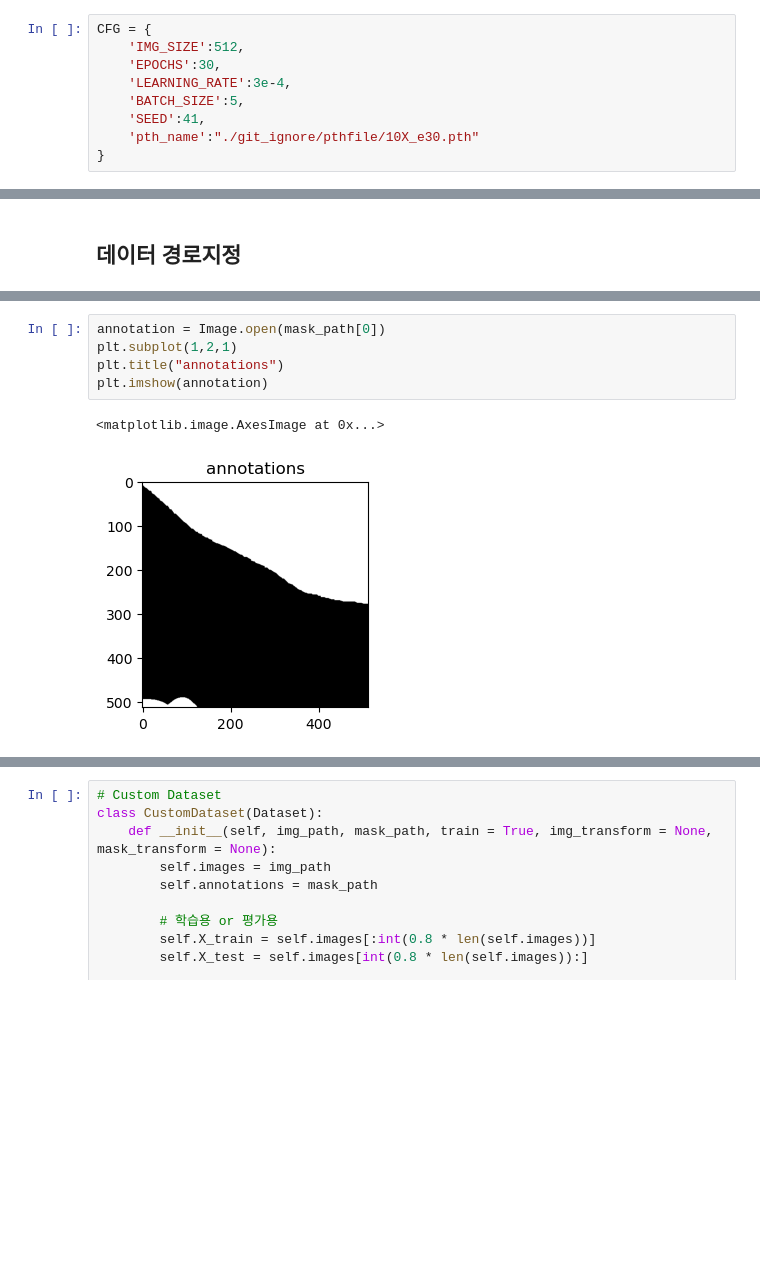
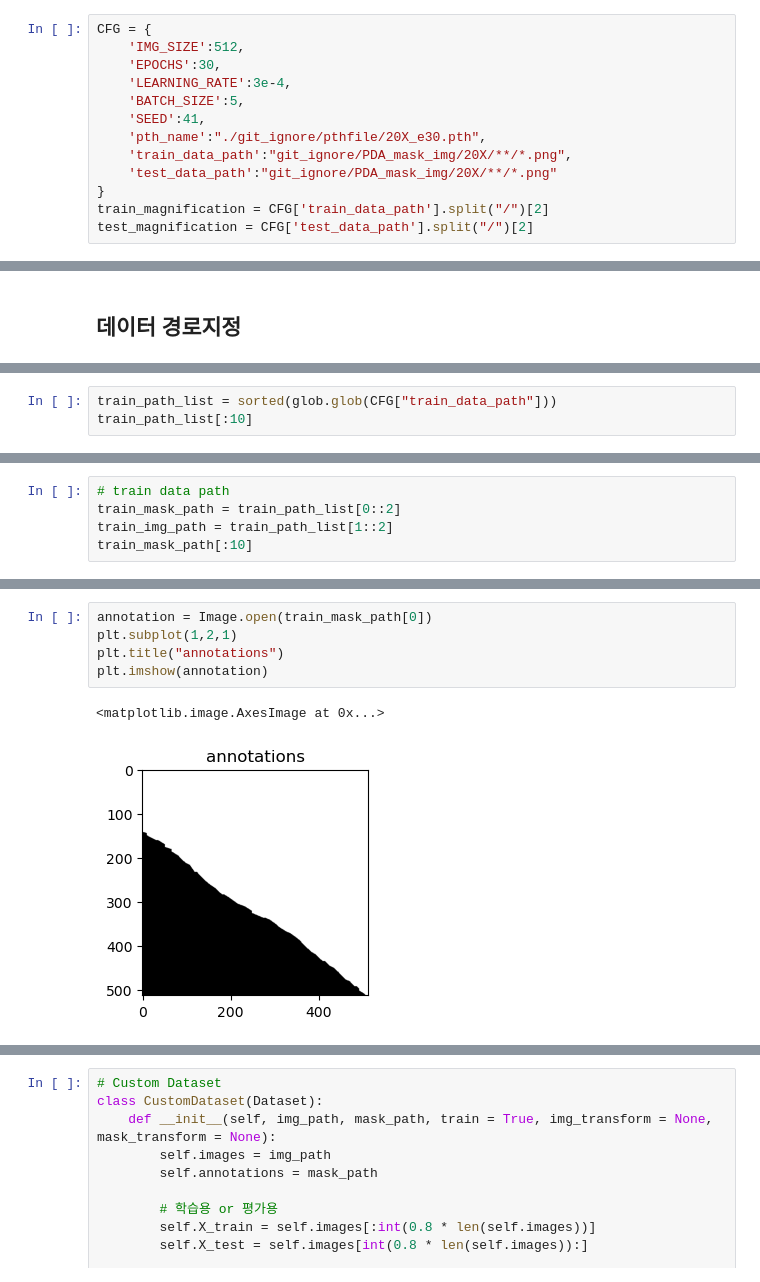
Before and after one commit to moksu27/PDAC_pathological_image_segmentation, a Jupyter notebook: U-net_segmentation.ipynb, the cells around one changed output, grey strips where cells are left out. Saved outputs shown, nothing was run; the diff lists cells and outputs as text; blank space fills up the shorter version.

```diff
--- a/U-net_segmentation.ipynb
+++ b/U-net_segmentation.ipynb
@@ -31,8 +31,12 @@ CFG = {
     'LEARNING_RATE':3e-4,
     'BATCH_SIZE':5,
     'SEED':41,
-    'pth_name':"./git_ignore/pthfile/10X_e30.pth"
+    'pth_name':"./git_ignore/pthfile/20X_e30.pth",
+    'train_data_path':"git_ignore/PDA_mask_img/20X/**/*.png",
+    'test_data_path':"git_ignore/PDA_mask_img/20X/**/*.png"
 }
+train_magnification = CFG['train_data_path'].split("/")[2]
+test_magnification = CFG['test_data_path'].split("/")[2]
 # %%
 # 시드 고정
 def seed_everything(seed):
@@ -91,0 +54,3 @@ img_path[:10]
+# %%
+train_path_list = sorted(glob.glob(CFG["train_data_path"]))
+train_path_list[:10]
@@ -91,0 +82,5 @@ img_path[:10]
+# %%
+# train data path
+train_mask_path = train_path_list[0::2]
+train_img_path = train_path_list[1::2]
+train_mask_path[:10]
@@ -92,9 +140,9 @@ img_path[:10]
 # %%
-annotation = Image.open(mask_path[0])
+annotation = Image.open(train_mask_path[0])
 plt.subplot(1,2,1)
 plt.title("annotations")
 plt.imshow(annotation)
 # %% [output]
 <matplotlib.image.AxesImage at 0x...>
-[figure, old version]
+[figure, new version]
 # %%
```
Also changed, not shown: parts of 20 cells of this notebook.
